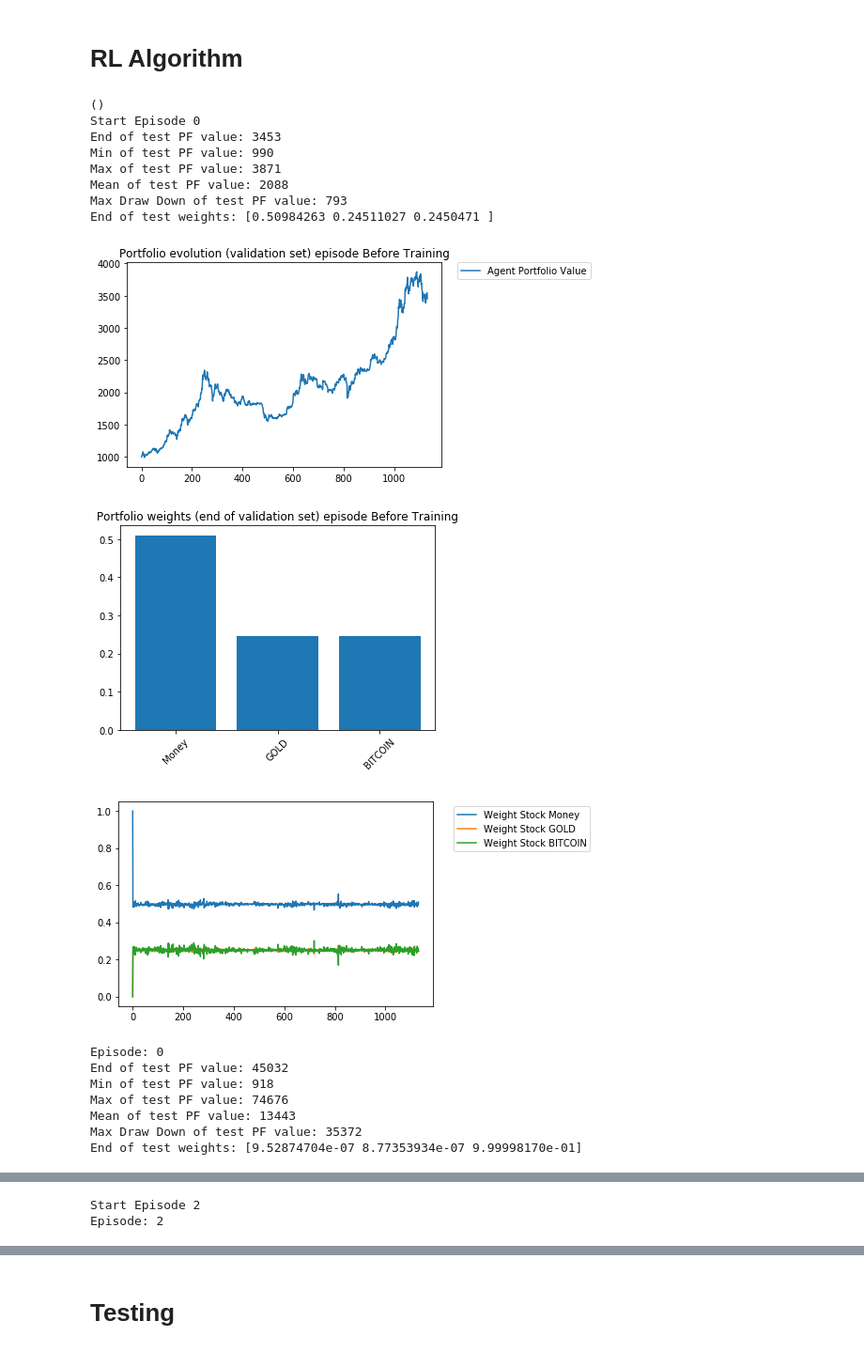
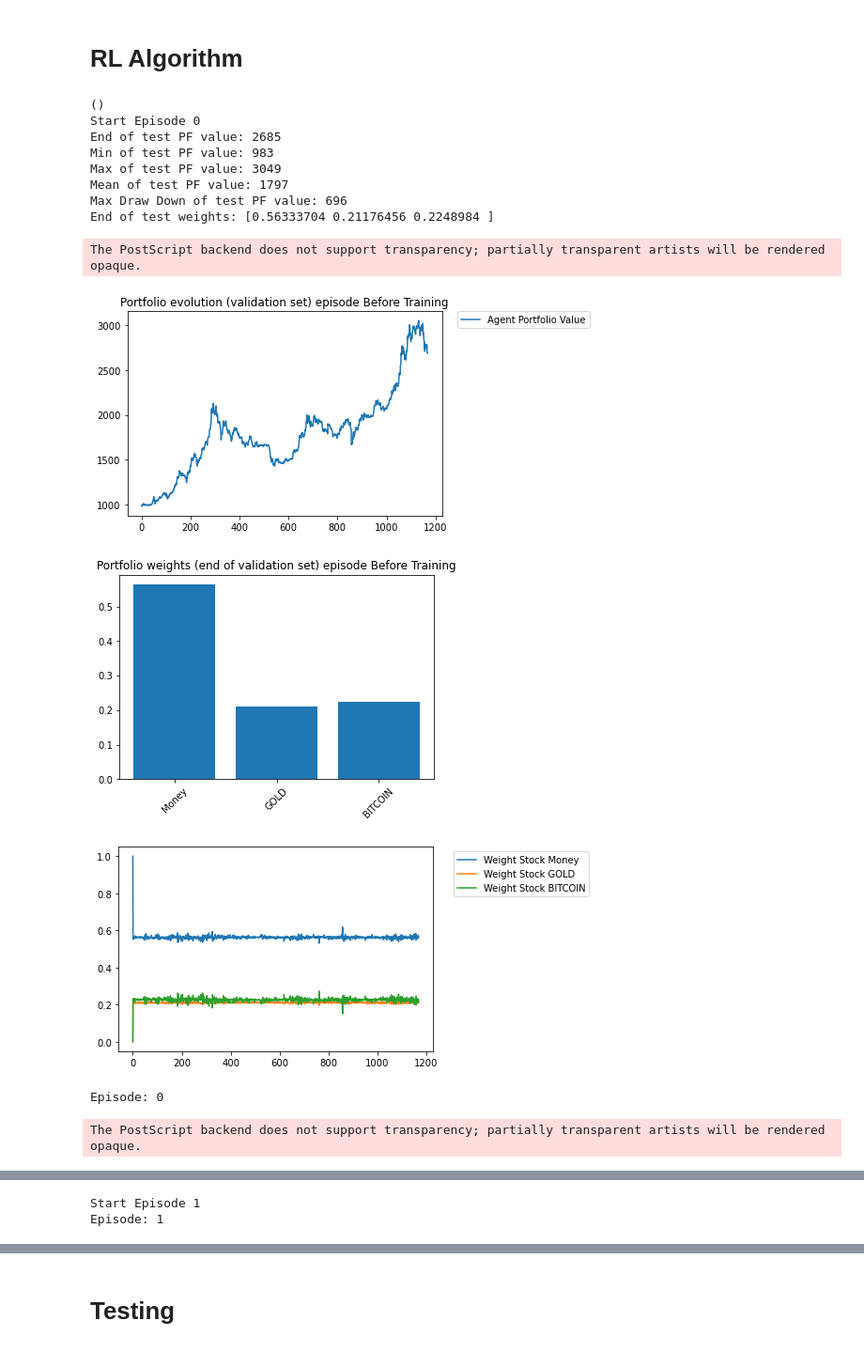
Before and after one commit to BiEchi/COMAP-MCM-ICM-2022, a Jupyter notebook: Codes/DPM.ipynb, the cells around one changed output, grey strips where cells are left out. Shown at 94% size. Drawn from its saved outputs; the diff is of its cells as text; code cells hidden in the pictures.

```diff
--- a/Codes/DPM.ipynb
+++ b/Codes/DPM.ipynb
@@ -71,10 +71,10 @@ else:
 
 ###############################dictionaries of the problem###########################
 dict_hp_net = {'n_filter_1': 2, 'n_filter_2': 20, 'kernel1_size':(1, 3)}
-dict_hp_pb = {'batch_size': 50, 'ratio_train': 0.05,'ratio_val': 0.9, 'length_tensor': 10,
+dict_hp_pb = {'batch_size': 50, 'ratio_train': 0.95,'ratio_val': 0.05, 'length_tensor': 30,
               'ratio_greedy':0.8, 'ratio_regul': 0.1}
 dict_hp_opt = {'regularization': 1e-8, 'learning': 9e-2}
-dict_fin = {'trading_cost': 1/100, 'interest_rate': 0.02/250, 'cash_bias_init': 0.7}
+dict_fin = {'trading_cost': 2/100, 'interest_rate': 0.02/250, 'cash_bias_init': 1}
 
 dict_train = {'pf_init_train': 1000, 'w_init_train': 'd', 'n_episodes':5, 'n_batches':10}
 
@@ -95,13 +95,13 @@ total_steps_train = int(dict_hp_pb['ratio_train']*trading_period)
 print(total_steps_train)
 
 # Total number of steps for pre-training in the validation set
-total_steps_val = int(dict_hp_pb['ratio_val']*trading_period)
+# total_steps_val = int(dict_hp_pb['ratio_val']*trading_period)
 # total_steps_val = int(dict_hp_pb['ratio_train']*trading_period)
+# print(total_steps_val)
 
 # Total number of steps for the test
-total_steps_test = trading_period-total_steps_train-total_steps_val
-# total_steps_test = 63
-print(total_steps_test)
+# total_steps_test = trading_period-total_steps_train-total_steps_val
+# print(total_steps_test)
 
 # Number of the columns (number of the trading periods) in each input price matrix
 n = dict_hp_pb['length_tensor']
@@ -469,15 +468,16 @@ def eval_perf(e):
 
 
     #initialization of the environment
-    state_eval, done_eval = env_eval.reset(w_init_test, pf_init_test, t = total_steps_train)
+    state_eval, done_eval = env_eval.reset(w_init_test, pf_init_test, t = 0)
 
 
 
     #first element of the weight and portfolio value
-    p_list_eval = [pf_init_test]
-    w_list_eval = [w_init_test]
+    p_list_eval = [pf_init_train]
+    w_list_eval = [w_init_train]
 
-    for k in range(total_steps_train, total_steps_train +total_steps_val-int(n/2)):
+    # for k in range(total_steps_train, total_steps_train +total_steps_val-int(n/2)):
+    for k in range(total_steps_train-n-1):
         X_t = state_eval[0].reshape([-1]+ list(state_eval[0].shape))
         W_previous = state_eval[1].reshape([-1]+ list(state_eval[1].shape))
         pf_value_previous = state_eval[2]
@@ -504,6 +504,7 @@ def eval_perf(e):
 
     list_pf_dd_training.append(get_max_draw_down(p_list_eval))
 
+    # if(e == n_episodes-1):
     print('End of test PF value:',round(p_list_eval[-1]))
     print('Min of test PF value:',round(np.min(p_list_eval)))
     print('Max of test PF value:',round(np.max(p_list_eval)))
@@ -513,10 +514,14 @@ def eval_perf(e):
     plt.title('Portfolio evolution (validation set) episode {}'.format(e))
     plt.plot(p_list_eval, label = 'Agent Portfolio Value')
     plt.legend(bbox_to_anchor=(1.05, 1), loc=2, borderaxespad=0.)
+    pf_v_path = "./" + str(e) + '_Pf_value_cost'+ str(trading_cost)+'%.eps'
+    plt.savefig(pf_v_path)
     plt.show()
     plt.title('Portfolio weights (end of validation set) episode {}'.format(e))
     plt.bar(np.arange(m+1), list_weight_end_val[-1])
     plt.xticks(np.arange(m+1), ['Money'] + list_stock, rotation=45)
+    wt_path = "./" + str(e) + '_Wt_value_cost'+ str(trading_cost)+'%.eps'
+    plt.savefig(wt_path)
     plt.show()
 
 
@@ -655,48 +660,45 @@ for e in range(n_episodes):
                 list_final_pf_s.append(pf_value_t_s)
                 for i in range(m):
                     list_final_pf_fu[i].append(pf_value_t_fu[i])
 
 
 
 #             #printing
 #             if bs==0:
 #                 print('start', i_start)
 #                 print('PF_start', round(pf_value_previous,0))
 
 #             if bs==batch_size-1:
 #                 print('PF_end', round(pf_value_t,0))
 #                 print('weight', W_t)
 
         list_X_t = np.array(list_X_t)
         list_W_previous = np.array(list_W_previous)
         list_pf_value_previous = np.array(list_pf_value_previous)
         list_dailyReturn_t = np.array(list_dailyReturn_t)
 
 
         #for each batch, train the network to maximize the reward
         actor.train(list_X_t, list_W_previous,
                     list_pf_value_previous, list_dailyReturn_t)
     # if(e%5 == 4):
     eval_perf(e)
-    path = './'+str(e)+'.eps'
-    plt.savefig(path)
+    # fig=plt.gcf()
+    # path = './'+str(e)+'.eps'
+    # fig.savefig(path)
 print("-----------------------------devidior-------------------------------------")
 # %% [output]
 ()
 Start Episode 0
-End of test PF value: 3453
-Min of test PF value: 990
-Max of test PF value: 3871
-Mean of test PF value: 2088
-Max Draw Down of test PF value: 793
-End of test weights: [0.50984263 0.24511027 0.2450471 ]
+End of test PF value: 2685
+Min of test PF value: 983
+Max of test PF value: 3049
+Mean of test PF value: 1797
+Max Draw Down of test PF value: 696
+End of test weights: [0.56333704 0.21176456 0.2248984 ]
+The PostScript backend does not support transparency; partially transparent artists will be rendered opaque.
-[figure, old version]
+[figure, new version]
-[figure, old version]
+[figure, new version]
-[figure, old version]
+[figure, new version]
-Episode: 0
-End of test PF value: 45032
-Min of test PF value: 918
-Max of test PF value: 74676
-Mean of test PF value: 13443
-Max Draw Down of test PF value: 35372
-End of test weights: [9.52874704e-07 8.77353934e-07 9.99998170e-01]
+Episode: 0
+The PostScript backend does not support transparency; partially transparent artists will be rendered opaque.
@@ -717,2 +714,2 @@ End of test weights: [1.49307259e-15 1.91084065e-15 1.00000000e+00]
-Start Episode 2
-Episode: 2
+Start Episode 1
+Episode: 1
```
Also changed, not shown: parts of 9 cells of this notebook, 14 other files.
